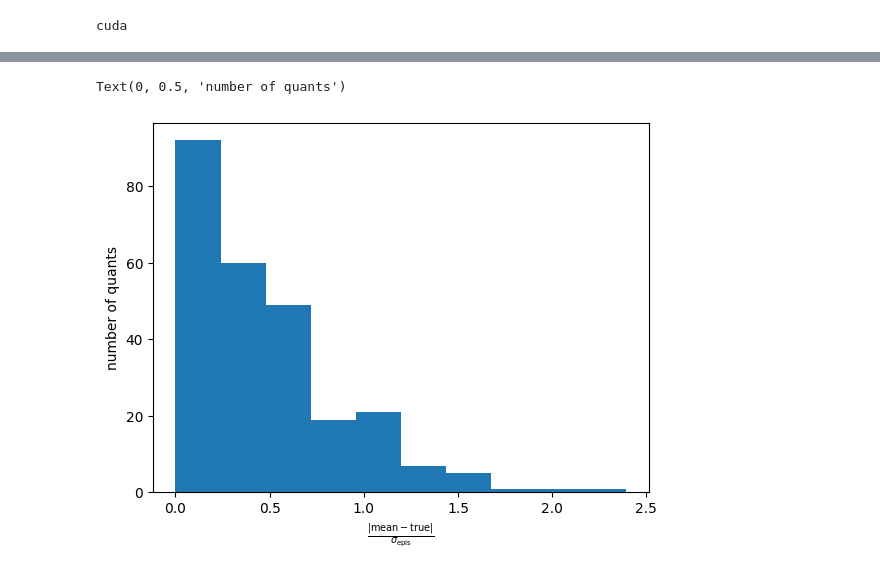
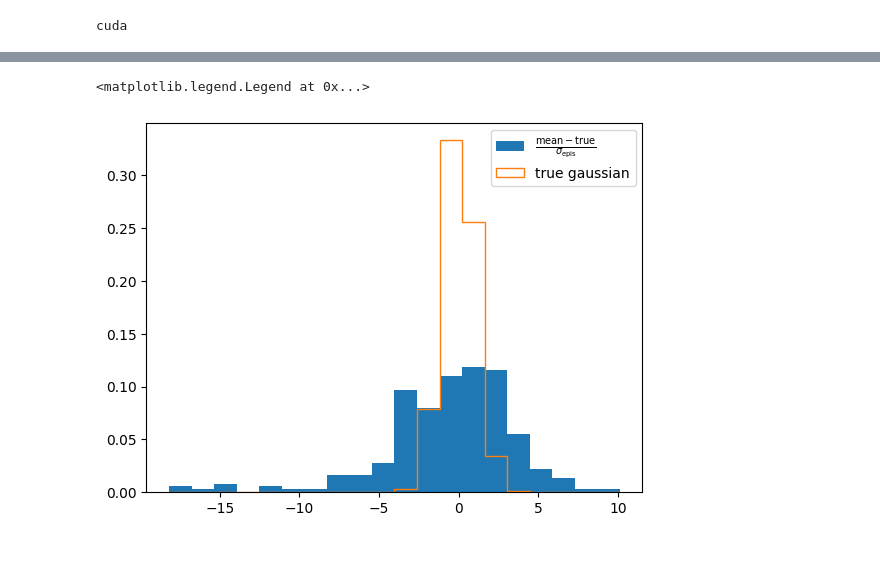
Before and after one commit to sbieringer/Bayesiamplify, a Jupyter notebook: cond_flow_matching.ipynb, the cells around one changed output, grey strips where cells are left out. Drawn from its saved outputs; the diff is of its cells as text; code cells hidden in the pictures.

```diff
--- a/cond_flow_matching.ipynb
+++ b/cond_flow_matching.ipynb
@@ -479,7 +475,7 @@ plt.savefig(img_outfile)
-# %%
-plt.hist(quantile_std_data.flatten())
-plt.xlabel(r'$\frac{|\mathrm{mean}-\mathrm{true}|}{\sigma_\mathrm{epis}}$')
-plt.ylabel('number of quants')
-# %% [output]
-Text(0, 0.5, 'number of quants')
-[figure, removed]
+# %%
+_,b,_, = plt.hist(quantile_std_data.flatten(), density = True, label = r'$\frac{\mathrm{mean}-\mathrm{true}}{\sigma_\mathrm{epis}}$', bins = 20)
+_ = plt.hist(np.random.normal(0,1,1000000), density = True, bins = b, histtype='step', label = 'true gaussian')
+plt.legend()
+# %% [output]
+<matplotlib.legend.Legend at 0x...>
+[figure, added]
```
Also changed, not shown: parts of 14 cells of this notebook, 6 other files.
